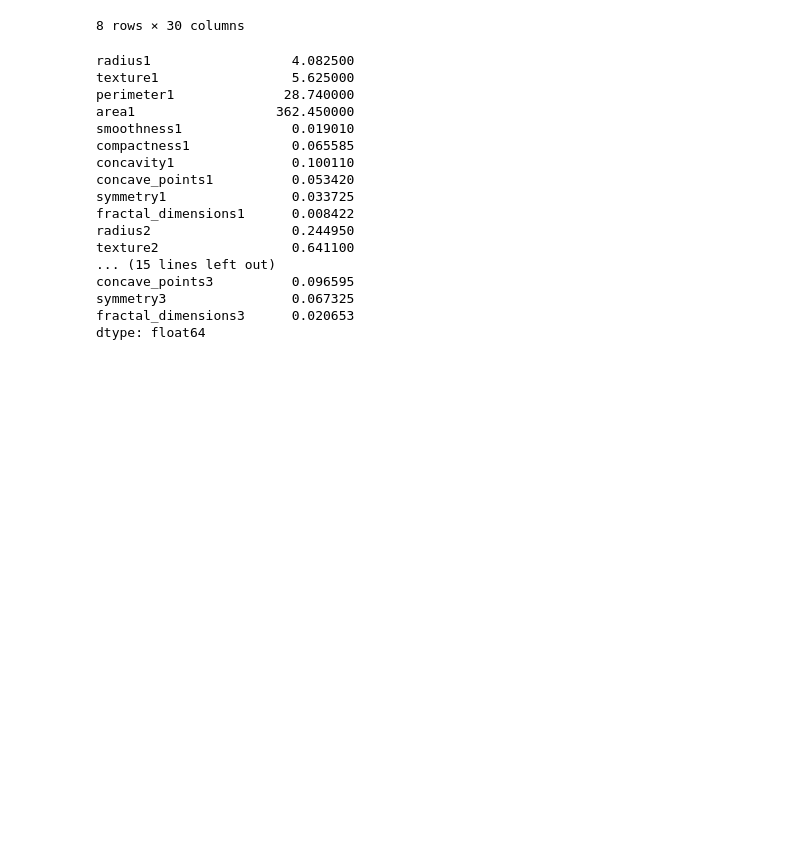
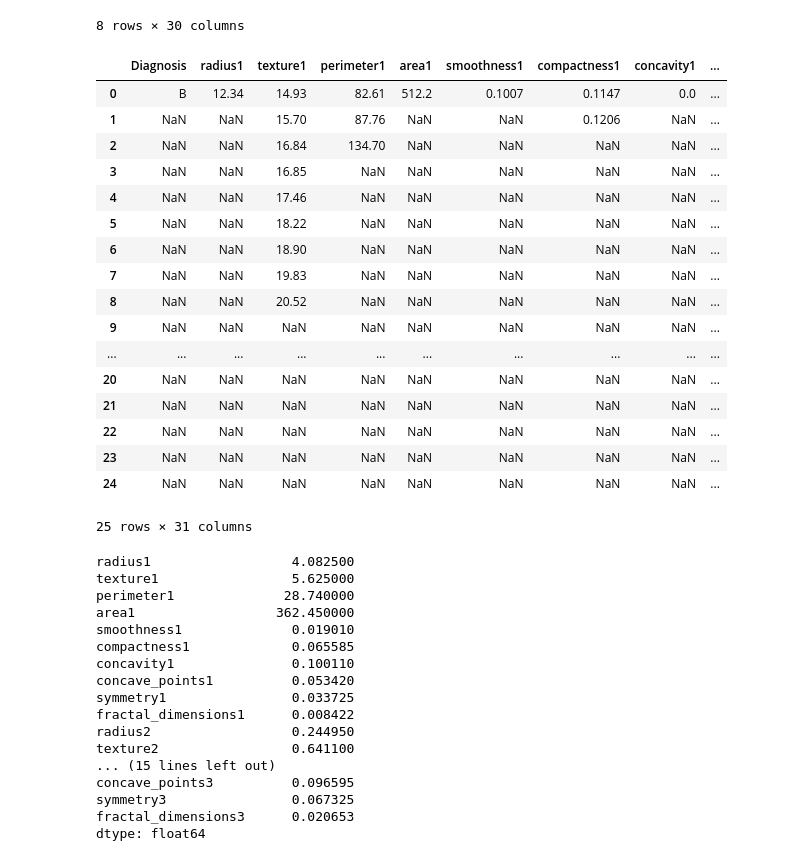
Before and after one commit to lavima/itf31519_2026, a Jupyter notebook: pipeline_baseline_evaluation/workshop_2508.ipynb, the cells around one changed output. Cells and saved outputs as stored; diff of their text form; code cells hidden in the pictures; blank space fills up the shorter version.

```diff
--- a/pipeline_baseline_evaluation/workshop_2508.ipynb
+++ b/pipeline_baseline_evaluation/workshop_2508.ipynb
@@ -75,4 +79,27 @@ stats
 | 75% | 15.780000 | 21.802500 | 103.875000 | 782.625000 | 0.105300 | 0.130400 | 0.129650 | 0.073730 | ... |
 | max | 28.110000 | 39.280000 | 188.500000 | 2501.000000 | 0.163400 | 0.345400 | 0.426800 | 0.201200 | ... |
 8 rows × 30 columns
+# %%
+# Find the mode of each feature. Since this can be multiple values, the returned frame has multiple
+# rows (matching the largest amount).
+breast_cancer_dataset.mode()
+# %% [output]
+|  | Diagnosis | radius1 | texture1 | perimeter1 | area1 | smoothness1 | compactness1 | concavity1 | ... |
+| 0 | B | 12.34 | 14.93 | 82.61 | 512.2 | 0.1007 | 0.1147 | 0.0 | ... |
+| 1 | NaN | NaN | 15.70 | 87.76 | NaN | NaN | 0.1206 | NaN | ... |
+| 2 | NaN | NaN | 16.84 | 134.70 | NaN | NaN | NaN | NaN | ... |
+| 3 | NaN | NaN | 16.85 | NaN | NaN | NaN | NaN | NaN | ... |
+| 4 | NaN | NaN | 17.46 | NaN | NaN | NaN | NaN | NaN | ... |
+| 5 | NaN | NaN | 18.22 | NaN | NaN | NaN | NaN | NaN | ... |
+| 6 | NaN | NaN | 18.90 | NaN | NaN | NaN | NaN | NaN | ... |
+| 7 | NaN | NaN | 19.83 | NaN | NaN | NaN | NaN | NaN | ... |
+| 8 | NaN | NaN | 20.52 | NaN | NaN | NaN | NaN | NaN | ... |
+| 9 | NaN | NaN | NaN | NaN | NaN | NaN | NaN | NaN | ... |
+| ... | ... | ... | ... | ... | ... | ... | ... | ... | ... |
+| 20 | NaN | NaN | NaN | NaN | NaN | NaN | NaN | NaN | ... |
+| 21 | NaN | NaN | NaN | NaN | NaN | NaN | NaN | NaN | ... |
+| 22 | NaN | NaN | NaN | NaN | NaN | NaN | NaN | NaN | ... |
+| 23 | NaN | NaN | NaN | NaN | NaN | NaN | NaN | NaN | ... |
+| 24 | NaN | NaN | NaN | NaN | NaN | NaN | NaN | NaN | ... |
+25 rows × 31 columns
 # %%
```
Also changed, not shown: parts of 22 cells of this notebook.
